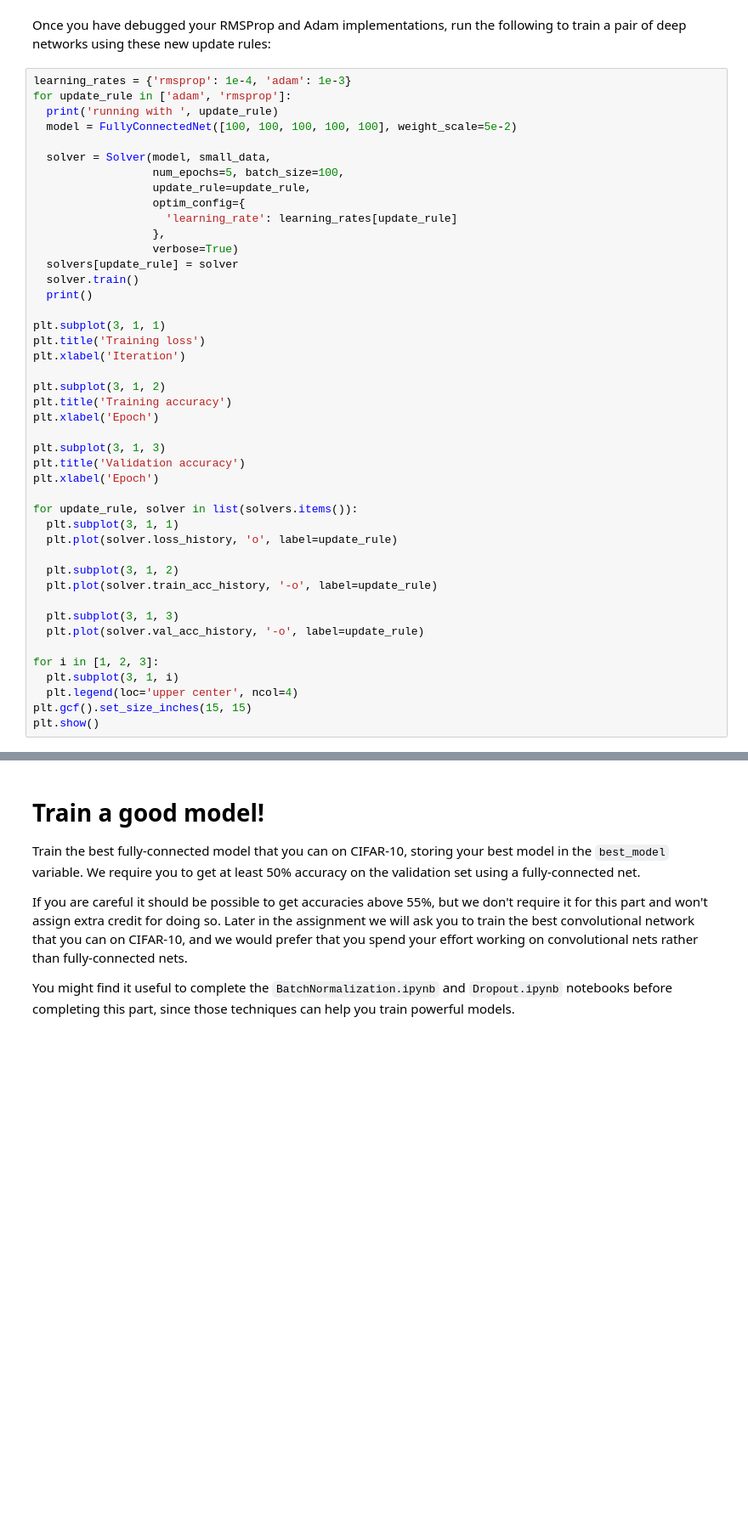
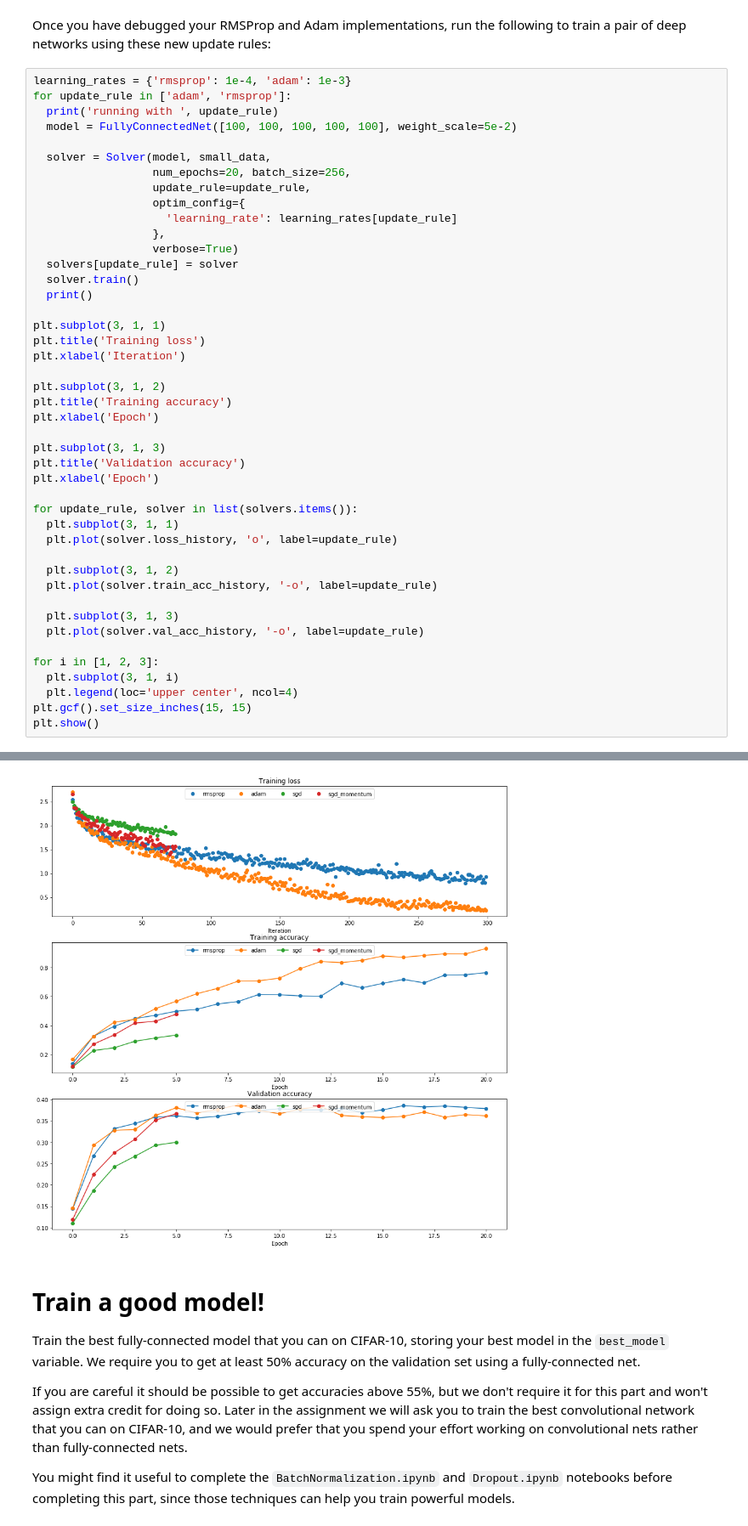
Before and after one commit to shayp/cs231n, a Jupyter notebook: assignment2/FullyConnectedNets.ipynb, the cells around one changed output, grey strips where cells are left out. Shown: that part at 85% size. Drawn from its saved outputs; the diff is of its cells as text; blank space fills up the shorter version.

```diff
--- a/assignment2/FullyConnectedNets.ipynb
+++ b/assignment2/FullyConnectedNets.ipynb
@@ -672,7 +701,7 @@ for update_rule in ['adam', 'rmsprop']:
   model = FullyConnectedNet([100, 100, 100, 100, 100], weight_scale=5e-2)
 
   solver = Solver(model, small_data,
-                  num_epochs=5, batch_size=100,
+                  num_epochs=20, batch_size=256,
                   update_rule=update_rule,
                   optim_config={
                     'learning_rate': learning_rates[update_rule]
@@ -709,3 +738,4 @@ for i in [1, 2, 3]:
   plt.legend(loc='upper center', ncol=4)
 plt.gcf().set_size_inches(15, 15)
 plt.show()
+# %% [output]
@@ -712,3 +759,4 @@ plt.show()
+[figure, added]
 # %% [markdown]
 # Train a good model!
 Train the best fully-connected model that you can on CIFAR-10, storing your best model in the `best_model` variable. We require you to get at least 50% accuracy on the validation set using a fully-connected net.
```
Also changed, not shown: parts of 7 cells of this notebook, 2 other files.
